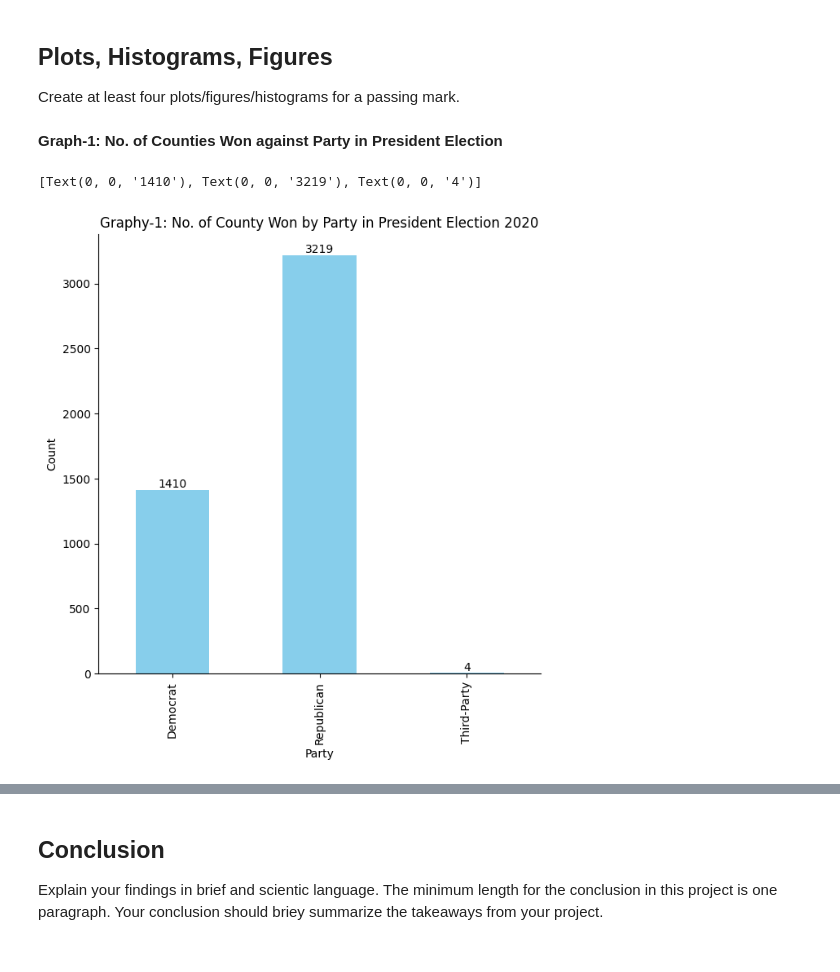
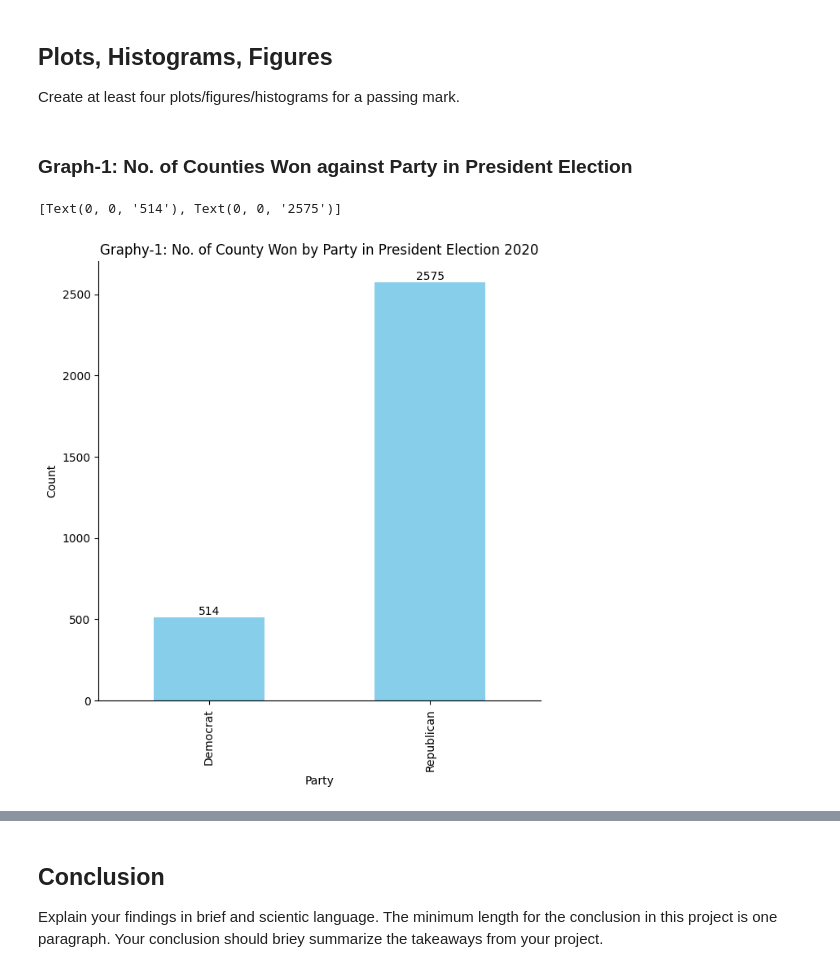
Before and after one commit to ECO225-W2025/eco225-project-code-marcus214, a Jupyter notebook: Project-One.ipynb, the cells around one changed output, grey strips where cells are left out. Drawn from its saved outputs; the diff is of its cells as text; code cells hidden in the pictures.

Commit message:
Updated queries and graphs
1. Updated queries (i.e. remove space in col state)
2. Updated summary statistics
3. Added some graphs

```diff
--- a/Project-One.ipynb
+++ b/Project-One.ipynb
@@ -49,3 +97,33 @@ us_election['county'] = us_election['county'].str.upper()
 #us_election
+# %%
+# president_county_cand_won: prepare new columns
+party_map = {'DEM': 0.0, 'REP': 1.0}
+president_county_cand_won['Party_Index'] = president_county_cand_won['party'].map(party_map)
+#print(president_county_cand_won.head())
+
+# senate_county_cand_won: prepare new columns
+senate_county_cand_won['Party_Index'] = [0.0 if x == 'DEM' else 1.0 for x in senate_county_cand_won['party']]
+#print(senate_county_cand_won.head())
+
+# governor_county_cand_won: prepare new columns
+governor_county_cand_won['Party_Index'] = [0.0 if x == 'DEM' else 1.0 for x in governor_county_cand_won['party']]
+#print(governor_county_cand_won.head())
+
+# house_cand_won: prepare new columns
+house_cand_won['Party_Index'] = [0.0 if x == 'DEM' else 1.0 for x in house_cand_won['party']]
+#print(house_cand_won.head())
+
+# us_election: prepare new columns
+us_election['Median income (dollars)'] = us_election['Median income (dollars)'].str.strip()
+us_election['Median income (dollars)'] = us_election['Median income (dollars)'].str.replace(',', '')
+us_election['Median_Income'] = us_election['Median income (dollars)'].astype('float')
+us_election['Won_Vote'] = us_election[["2020 Democrat vote raw","2020 Republican vote raw","2020 other vote raw"]].max(axis=1)
+us_election['Total_Vote'] = us_election["2020 Democrat vote raw"] + us_election["2020 Republican vote raw"] + us_election["2020 other vote raw"]
+us_election['Vote_Percentage'] = (us_election["Won_Vote"] / us_election["Total_Vote"]) * 100
+us_election['Degree_Or_Higher_Percentage'] = us_election["Associates Degree"].str.rstrip('%').astype('float') + us_election["Bachelors Degree"].str.rstrip('%').astype('float') + us_election["Graduate or professional degree"].str.rstrip('%').astype('float')
+#us_election.head()
+
+final_df = pd.merge(president_county_cand_won, us_election, on=['state', 'county'], how="inner")
+#print(final_df.count())
 # %% [markdown]
 ## Summary Statistics Tables
@@ -104,25 +220,25 @@ max       0.721000
 
 Create at least four plots/figures/histograms for a passing mark.
 # %% [markdown]
-**Graph-1: No. of Counties Won against Party in President Election**
+### Graph-1: No. of Counties Won against Party in President Election
 # %%
 # party dict
 party_dict = {'DEM': 'Democrat', 'REP': 'Republican'}
-president_county_cand['party'] = president_county_cand['party'].map(lambda x: party_dict.get(x, 'Third-Party'))
+final_df['party'] = final_df['party'].map(lambda x: party_dict.get(x, 'Third-Party'))
 
 # calculate value counts
-counts = president_county_cand['party'].value_counts()
+counts = final_df['party'].value_counts()
 
 fig, ax = plt.subplots(figsize=(7, 7))
 counts.sort_index().plot(kind='bar', color='skyblue')
 
 # plot barchart
 ax.set_xlabel('Party')
 ax.set_ylabel('Count')
 ax.spines['right'].set_visible(False)
 ax.spines['top'].set_visible(False)
 ax.set_title("Graphy-1: No. of County Won by Party in President Election 2020")
 ax.bar_label(ax.containers[0])
 # %% [output]
-[Text(0, 0, '1410'), Text(0, 0, '3219'), Text(0, 0, '4')]
+[Text(0, 0, '514'), Text(0, 0, '2575')]
-[figure, old version]
+[figure, new version]
```
Also changed, not shown: parts of 21 cells of this notebook.
